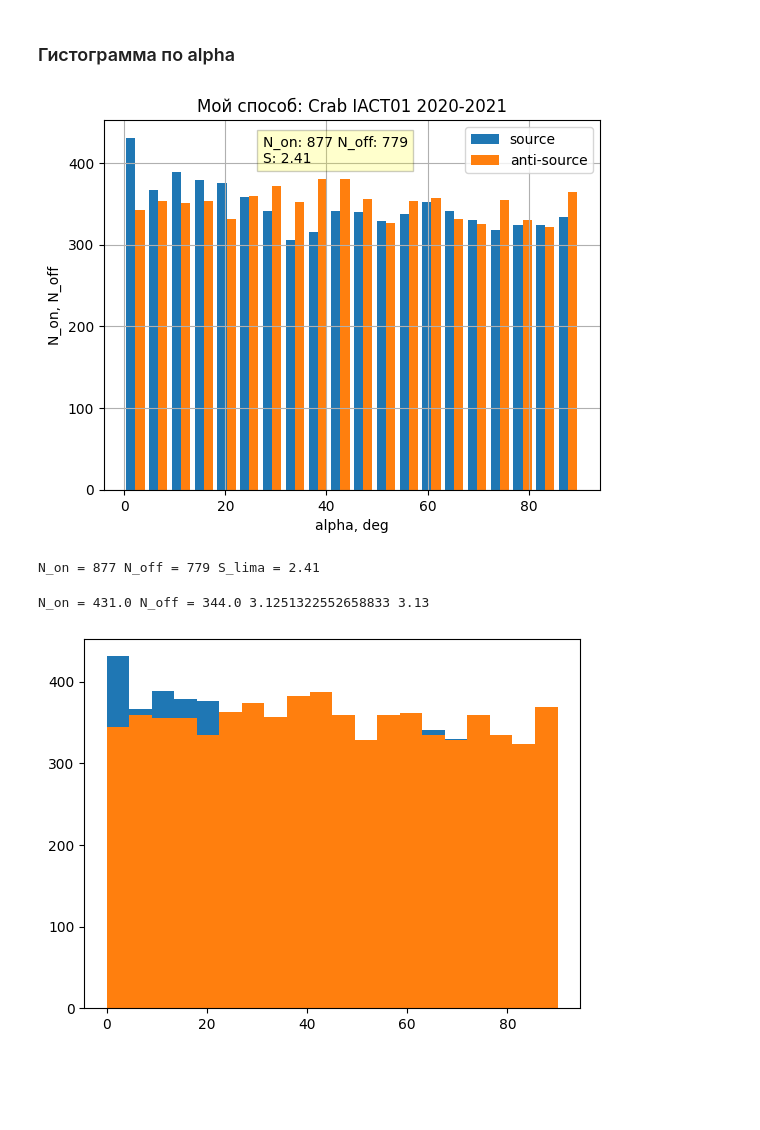
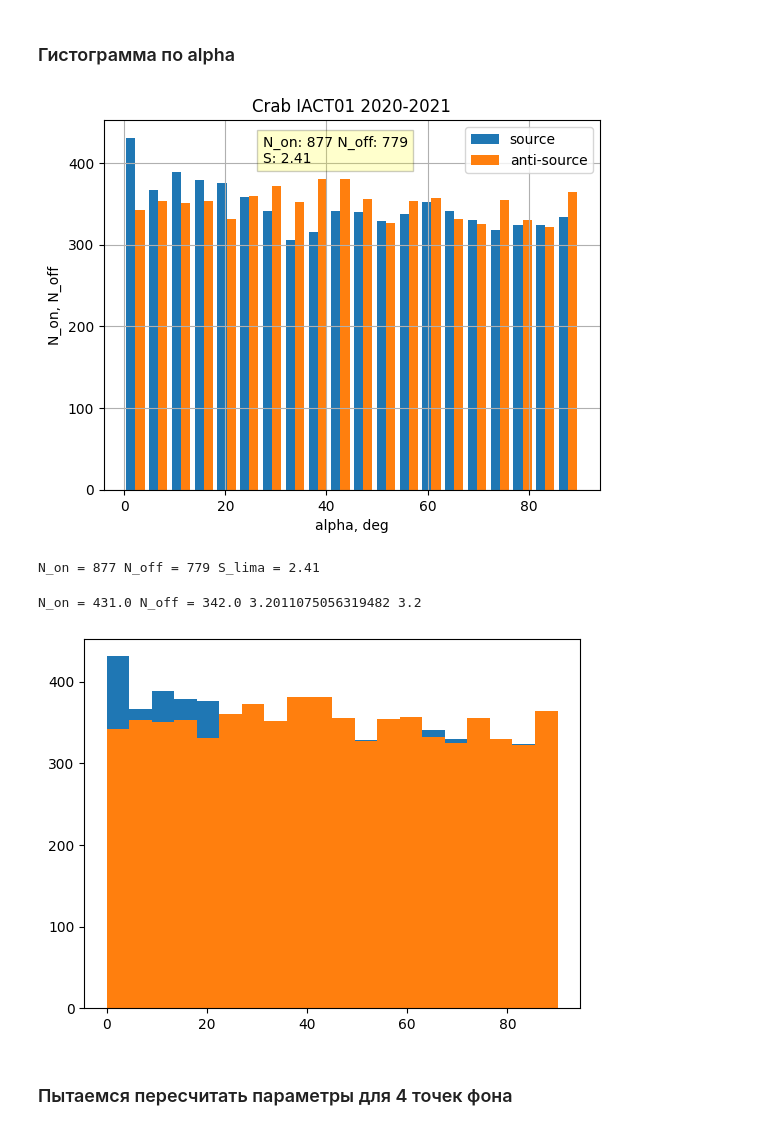
Before and after one commit to Alexandra-mipt/TAIGA, a Jupyter notebook: Гамма-адронное разделение.ipynb, the cells around one changed output. Drawn from its saved outputs; the diff is of its cells as text; code cells hidden in the pictures; blank space fills up the shorter version.

```diff
--- a/Гамма-адронное разделение.ipynb
+++ b/Гамма-адронное разделение.ipynb
@@ -278,7 +279,7 @@ plt.hist([source_events['alpha1'],antisource_events['alpha2']], bins=20,
 plt.legend(loc='upper right')
 plt.xlabel('alpha, deg')
 plt.ylabel('N_on, N_off')
-plt.title('Мой способ: Crab IACT01 2020-2021')
+plt.title('Crab IACT01 2020-2021')
 N_on = len(source_events.loc[source_events['alpha1']<10])
 N_off = len(antisource_events.loc[antisource_events['alpha2']<10])
 S = round(np.sqrt(2*N_on*np.log(2*(N_on/(N_on+N_off))) + 2*N_off*np.log(2*(N_off/(N_on+N_off)))),2) #сигма
@@ -289,35 +290,37 @@ plt.grid()
 plt.show()
 print('N_on =', N_on, 'N_off =', N_off, 'S_lima =', S)
 # %% [output]
-[figure, old version]
+[figure, new version]
 N_on = 877 N_off = 779 S_lima = 2.41
 # %%
 # Пашин В. вариант по альфа
 # table_had = pd.read_csv('/media/alexandra/DATA/IACT01_231119/231119.01_out_hillas_14_7.0fix.csv') #23.11.19
 table_had = hillas
 
 on10 = plt.hist(table_had['alpha1'][(table_had['CR_portion']/np.cos(np.pi/2-np.pi*table_had['tel_el']/180) > 5) &
                       (table_had['delta_time'] < 0.5) &
                       (table_had['error_deg'] < 0.1) &
                       (table_had['size'] > 120) &
                       (table_had['dist1'] > 0.36) &
                       (table_had['dist1'] < 1.44) &
                       (table_had['width'] > 0.024) &
                       (table_had['width'] < (0.068*np.log10(table_had['size'])-0.047)) &
                       (table_had['length'] <0.145*np.log10(table_had['size']))], range=[0,90], bins=20)[0]
 off10 = plt.hist(table_had['alpha2'][(table_had['CR_portion']/np.cos(np.pi/2-np.pi*table_had['tel_el']/180) > 5) &
-                      # (table_had['delta_time'] < 0.5) &
-                      # (table_had['error_deg'] < 0.1) &
+                      (table_had['delta_time'] < 0.5) &
+                      (table_had['error_deg'] < 0.1) &
                       (table_had['size'] > 120) &
                       (table_had['dist2'] > 0.36) &
                       (table_had['dist2'] < 1.44) &
                       (table_had['width'] > 0.024) &
                       (table_had['width'] < (0.068*np.log10(table_had['size'])-0.047)) &
                       (table_had['length'] <0.145*np.log10(table_had['size']))], range=[0,90], bins=20)[0]
 N_on = on10[0]
 N_off = off10[0]
 S_lima = round(np.sqrt(2*N_on*np.log(2*(N_on/(N_on+N_off))) + 2*N_off*np.log(2*(N_off/(N_on+N_off)))),2) #сигма
 print('N_on =', on10[0], 'N_off =', off10[0], (on10[0] - off10[0])/np.sqrt(on10[0] + off10[0]), S_lima)
 # %% [output]
-N_on = 431.0 N_off = 344.0 3.1251322552658833 3.13
+N_on = 431.0 N_off = 342.0 3.2011075056319482 3.2
-[figure, old version]
+[figure, new version]
+# %% [markdown]
+### Пытаемся пересчитать параметры для 4 точек фона
```
Also changed, not shown: parts of 13 cells of this notebook.
